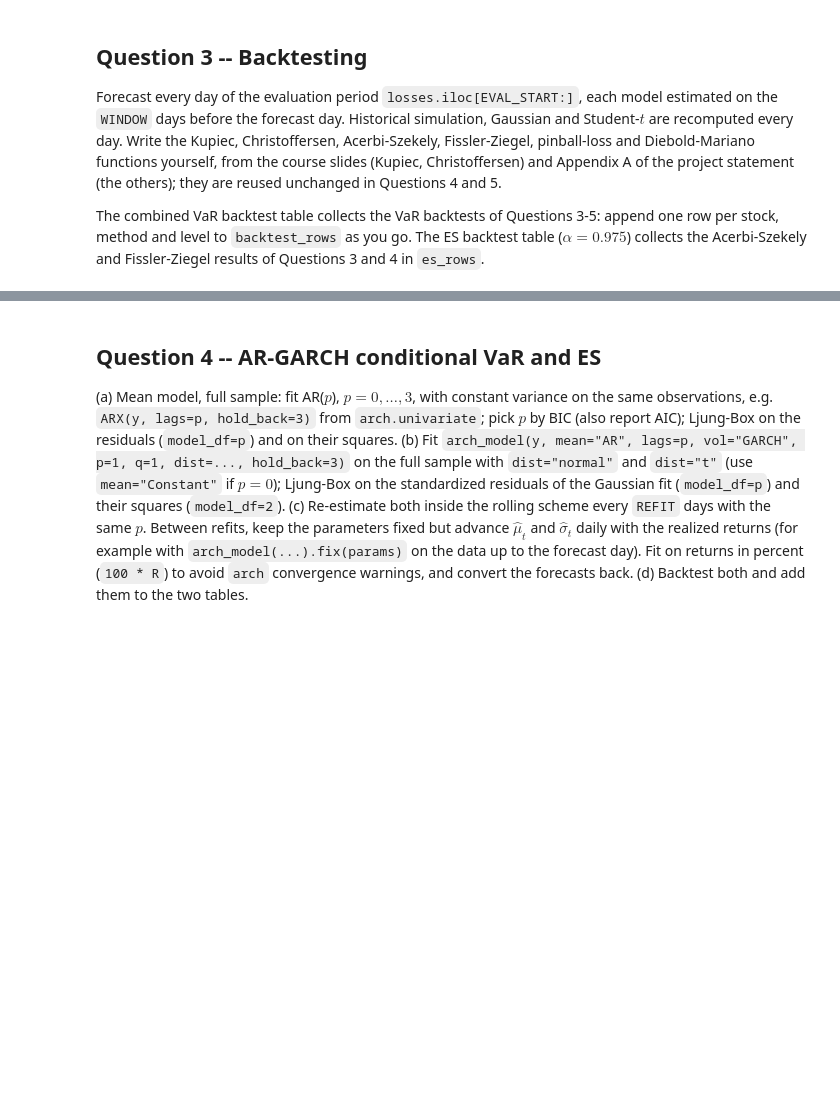
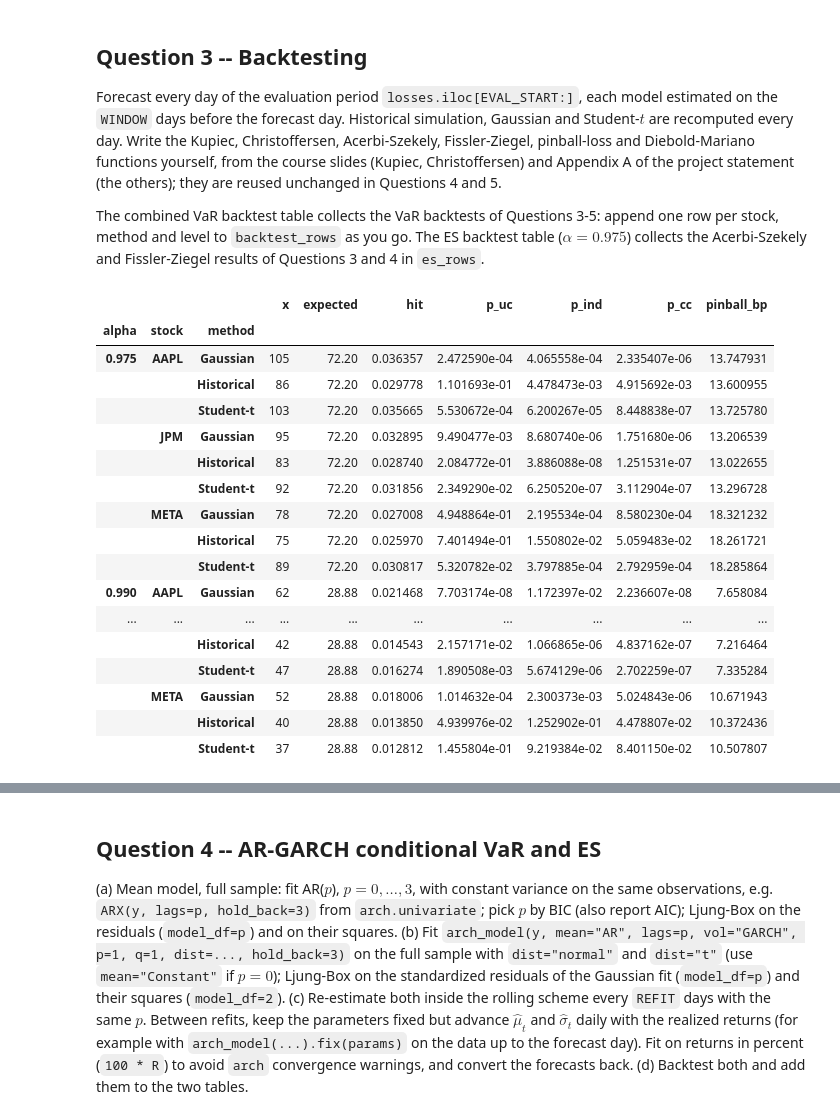
Before and after one commit to RomainFast121/quant-risk-project, a Jupyter notebook: Project_template.ipynb, the cells around one changed output, grey strips where cells are left out. Drawn from its saved outputs; the diff is of its cells as text; code cells hidden in the pictures; blank space fills up the shorter version.

```diff
--- a/Project_template.ipynb
+++ b/Project_template.ipynb
@@ -358,5 +410,88 @@ the Acerbi-Szekely and Fissler-Ziegel results of Questions 3 and 4 in `es_rows`.
 # %%
-# Question 3
+# Question 3 (a)
+from scipy.stats import chi2
+
+
 eval_loss = losses.iloc[EVAL_START:]        # one column per stock, 2888 forecast days
 backtest_rows = []                          # dicts: stock, method, alpha, x, expected, hit, p_uc, p_ind, p_cc, pinball_bp
 es_rows = []                                # dicts: stock, method, Z, p_Z, FZ
+
+METHODS = ["Historical", "Gaussian", "Student-t"]
+
+store = {
+    (stock, method, alpha): {"var": [], "es": [], "loss": []}
+    for stock in TICKERS
+    for method in METHODS
+    for alpha in ALPHAS
+}
+sim_params = {s: {"g_mu": [], "g_sig": [], "t_nu": [], "t_mu": [], "t_sig": []}
+              for s in TICKERS}
+
+
+for t in range(EVAL_START, len(losses)):
+    for stock in TICKERS:
+        window = losses[stock].iloc[t-WINDOW:t]
+        realized = losses[stock].iloc[t]
+        nu, mu_t, sig_t = stats.t.fit(window.to_numpy(), method="MLE")
+        sp = sim_params[stock]
+        sp["g_mu"].append(window.mean());   sp["g_sig"].append(window.std(ddof=1))
+        sp["t_nu"].append(nu); sp["t_mu"].append(mu_t); sp["t_sig"].append(sig_t)
+
+
+        for alpha in ALPHAS:
+            forecasts = {
+                "Historical": historical_var_es(window, alpha),
+                "Gaussian": gaussian_var_es(window, alpha),
+                "Student-t": student_t_var_es(nu, mu_t, sig_t, alpha),
+            }
+
+            for method, (var, es) in forecasts.items():
+                s = store[(stock, method, alpha)]
+                s["var"].append(var)
+                s["es"].append(es)
+                s["loss"].append(realized)
+
+for s in TICKERS:
+    for k in sim_params[s]:
+        sim_params[s][k] = np.asarray(sim_params[s][k])
+
+
+for (stock, method, alpha), s in store.items():
+    var = np.array(s["var"])
+    es = np.array(s["es"])
+    loss = np.array(s["loss"])
+    I = (loss > var).astype(int)
+
+    lr_uc, p_uc = kupiec(I, alpha)
+    (lr_ind, p_ind), (lr_cc, p_cc) = christoffersen(I, alpha)
+    pb = pinball_loss(var, alpha, loss)
+
+    backtest_rows.append({
+        "stock": stock, "method": method, "alpha": alpha,
+        "x": int(I.sum()), "expected": len(I) * (1 - alpha), "hit": I.mean(),
+        "p_uc": p_uc, "p_ind": p_ind, "p_cc": p_cc, "pinball_bp": pb * 1e4
+    })
+
+backtest_table = pd.DataFrame(backtest_rows).set_index(["alpha", "stock", "method"]).sort_index()
+backtest_table99 = backtest_table.loc[0.99]
+backtest_table975 = backtest_table.loc[0.975]
+display(backtest_table)
+# %% [output]
+|  |  |  | x | expected | hit | p_uc | p_ind | p_cc | pinball_bp |
+| alpha | stock | method |  |  |  |  |  |  |  |
+| 0.975 | AAPL | Gaussian | 105 | 72.20 | 0.036357 | 2.472590e-04 | 4.065558e-04 | 2.335407e-06 | 13.747931 |
+|  |  | Historical | 86 | 72.20 | 0.029778 | 1.101693e-01 | 4.478473e-03 | 4.915692e-03 | 13.600955 |
+|  |  | Student-t | 103 | 72.20 | 0.035665 | 5.530672e-04 | 6.200267e-05 | 8.448838e-07 | 13.725780 |
+|  | JPM | Gaussian | 95 | 72.20 | 0.032895 | 9.490477e-03 | 8.680740e-06 | 1.751680e-06 | 13.206539 |
+|  |  | Historical | 83 | 72.20 | 0.028740 | 2.084772e-01 | 3.886088e-08 | 1.251531e-07 | 13.022655 |
+|  |  | Student-t | 92 | 72.20 | 0.031856 | 2.349290e-02 | 6.250520e-07 | 3.112904e-07 | 13.296728 |
+|  | META | Gaussian | 78 | 72.20 | 0.027008 | 4.948864e-01 | 2.195534e-04 | 8.580230e-04 | 18.321232 |
+|  |  | Historical | 75 | 72.20 | 0.025970 | 7.401494e-01 | 1.550802e-02 | 5.059483e-02 | 18.261721 |
+|  |  | Student-t | 89 | 72.20 | 0.030817 | 5.320782e-02 | 3.797885e-04 | 2.792959e-04 | 18.285864 |
+| 0.990 | AAPL | Gaussian | 62 | 28.88 | 0.021468 | 7.703174e-08 | 1.172397e-02 | 2.236607e-08 | 7.658084 |
+| ... | ... | ... | ... | ... | ... | ... | ... | ... | ... |
+|  |  | Historical | 42 | 28.88 | 0.014543 | 2.157171e-02 | 1.066865e-06 | 4.837162e-07 | 7.216464 |
+|  |  | Student-t | 47 | 28.88 | 0.016274 | 1.890508e-03 | 5.674129e-06 | 2.702259e-07 | 7.335284 |
+|  | META | Gaussian | 52 | 28.88 | 0.018006 | 1.014632e-04 | 2.300373e-03 | 5.024843e-06 | 10.671943 |
+|  |  | Historical | 40 | 28.88 | 0.013850 | 4.939976e-02 | 1.252902e-01 | 4.478807e-02 | 10.372436 |
+|  |  | Student-t | 37 | 28.88 | 0.012812 | 1.455804e-01 | 9.219384e-02 | 8.401150e-02 | 10.507807 |
```
Also changed, not shown: parts of 10 cells of this notebook, 2 other files.
